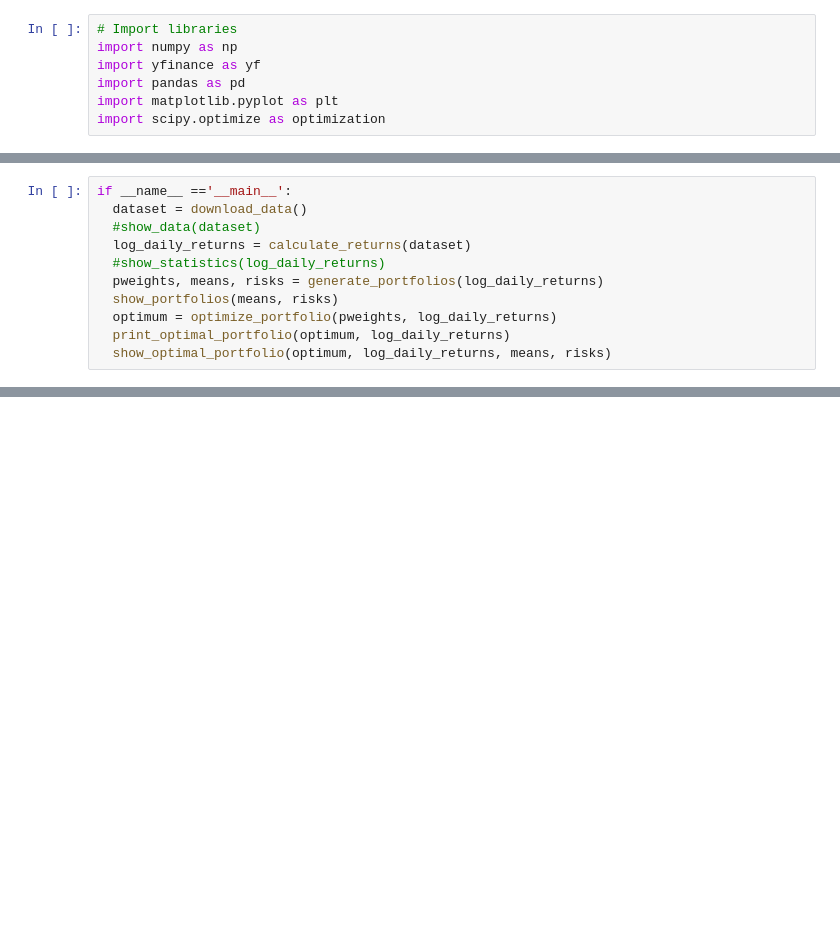
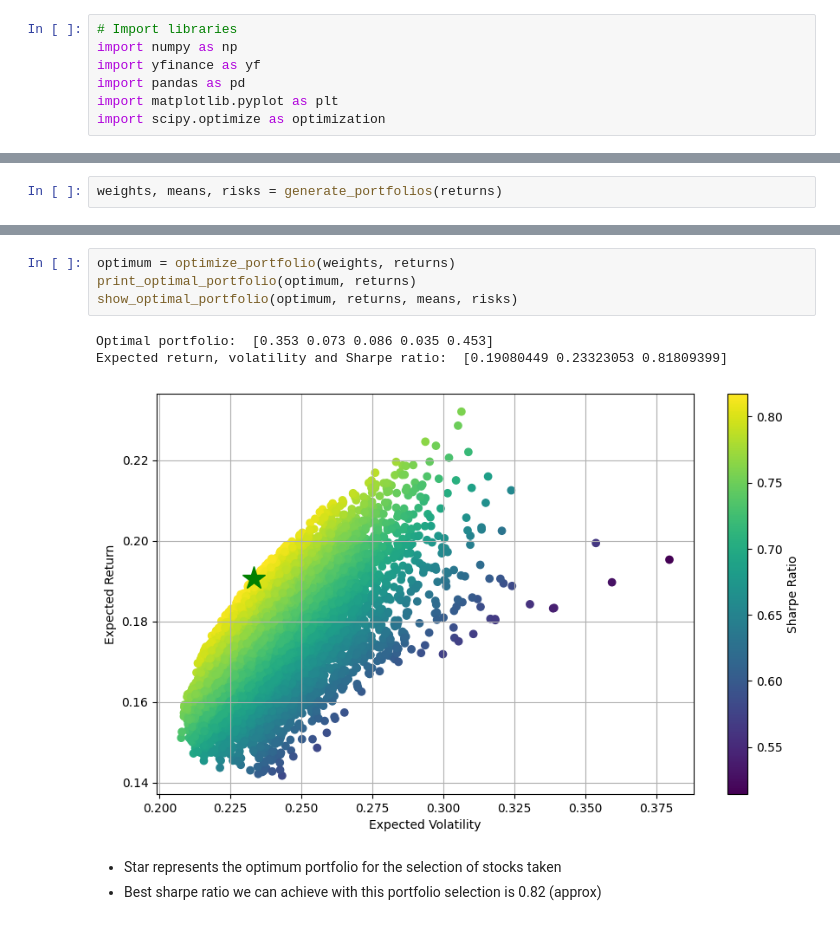
Before and after one commit to stonewallmhk/QuantMindi, a Jupyter notebook: ModernPortfolioTheory.ipynb, the cells around one changed output, grey strips where cells are left out. Drawn from its saved outputs; the diff is of its cells as text; blank space fills up the shorter version.

```diff
--- a/ModernPortfolioTheory.ipynb
+++ b/ModernPortfolioTheory.ipynb
@@ -150,11 +45,0 @@ def show_statistics(returns):
-# %%
-if __name__ =='__main__':
-  dataset = download_data()
-  #show_data(dataset)
-  log_daily_returns = calculate_returns(dataset)
-  #show_statistics(log_daily_returns)
-  pweights, means, risks = generate_portfolios(log_daily_returns)
-  show_portfolios(means, risks)
-  optimum = optimize_portfolio(pweights, log_daily_returns)
-  print_optimal_portfolio(optimum, log_daily_returns)
-  show_optimal_portfolio(optimum, log_daily_returns, means, risks)
@@ -165,0 +168,2 @@ Expected return, volatility and Sharpe ratio:  [0.21237315 0.20573073 1.03228695
+# %%
+weights, means, risks = generate_portfolios(returns)
@@ -165,0 +212,11 @@ Expected return, volatility and Sharpe ratio:  [0.21237315 0.20573073 1.03228695
+# %%
+optimum = optimize_portfolio(weights, returns)
+print_optimal_portfolio(optimum, returns)
+show_optimal_portfolio(optimum, returns, means, risks)
+# %% [output]
+Optimal portfolio:  [0.353 0.073 0.086 0.035 0.453]
+Expected return, volatility and Sharpe ratio:  [0.19080449 0.23323053 0.81809399]
+[figure, added]
+# %% [markdown]
+* Star represents the optimum portfolio for the selection of stocks taken
+* Best sharpe ratio we can achieve with this portfolio selection is 0.82 (approx)
```
Also changed, not shown: parts of 18 cells of this notebook.
